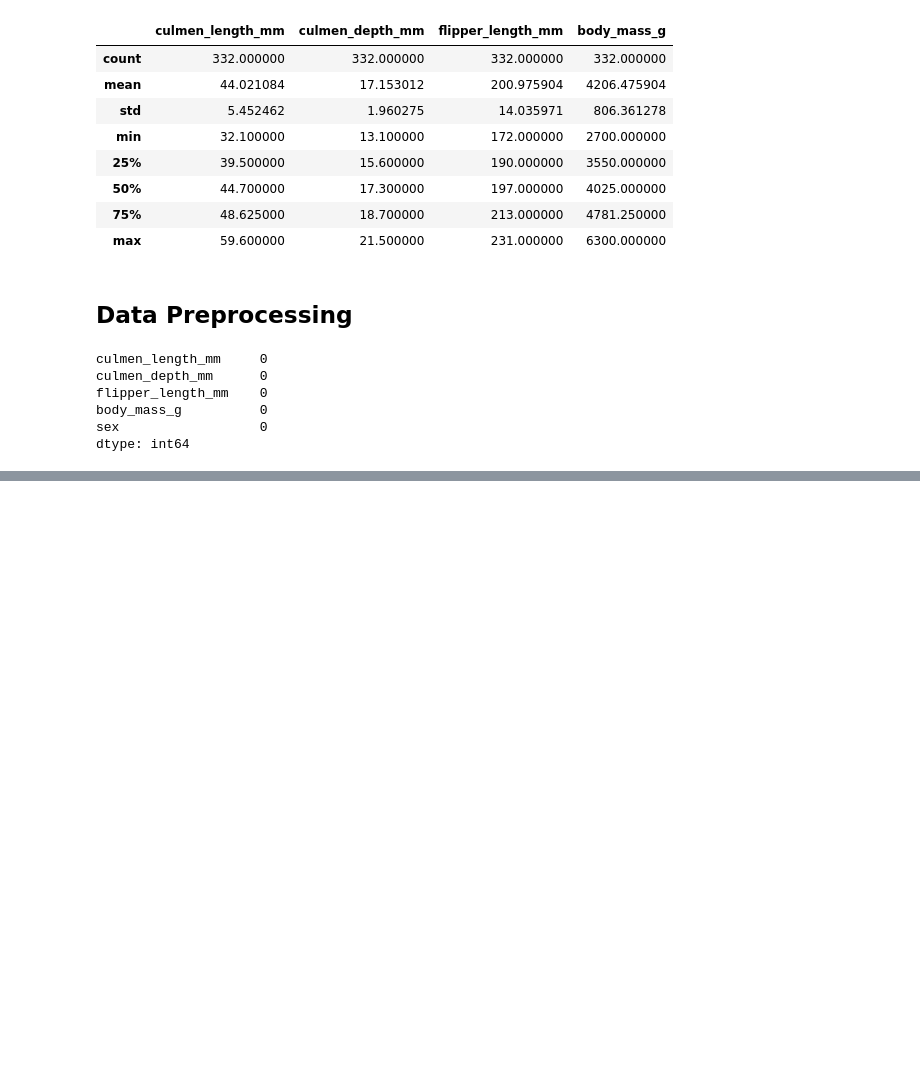
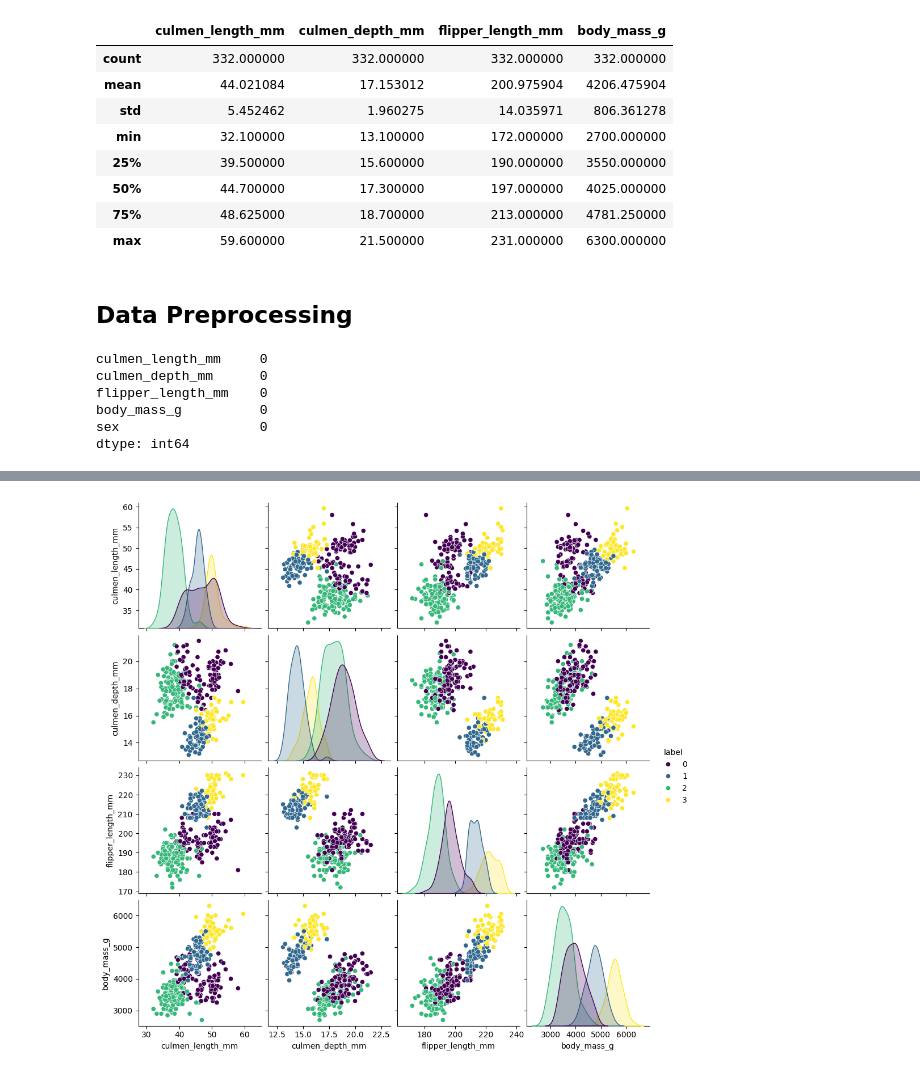
Before and after one commit to matchi-1/Clustering-Antarctic-Penguin-Species, a Jupyter notebook: notebooks/Clustering-Antartic-Penguins.ipynb, the cells around one changed output, grey strips where cells are left out. Saved outputs shown, nothing was run; the diff lists cells and outputs as text; code cells hidden in the pictures; blank space fills up the shorter version.

```diff
--- a/notebooks/Clustering-Antartic-Penguins.ipynb
+++ b/notebooks/Clustering-Antartic-Penguins.ipynb
@@ -66,0 +194,5 @@ dtype: int64
+# %%
+sns.pairplot(penguins_df, vars=numeric_columns, hue='label', palette='viridis')
+plt.show()
+# %% [output]
+[figure, added]
```
Also changed, not shown: parts of 16 cells of this notebook.
